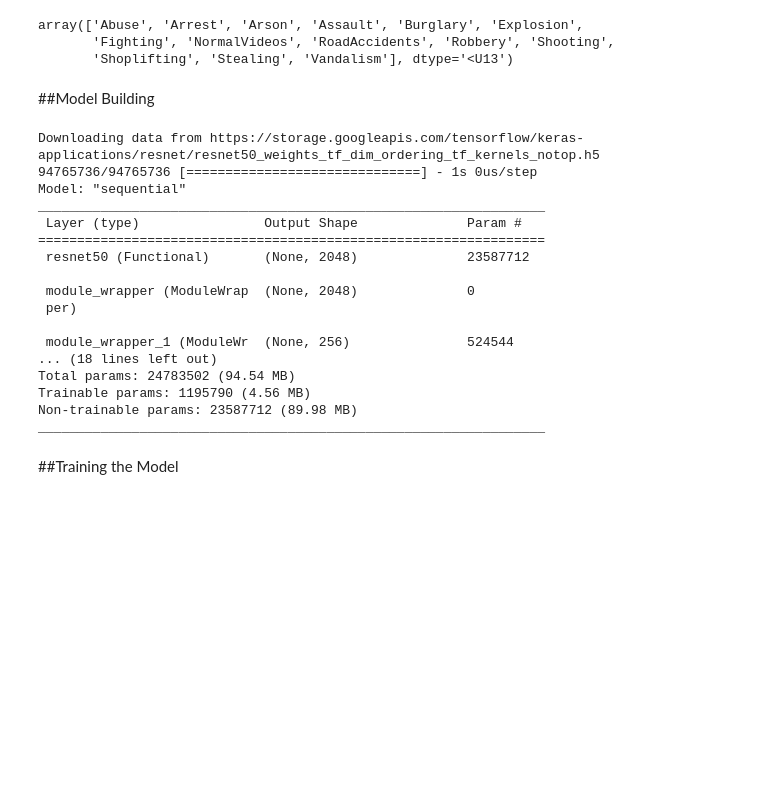
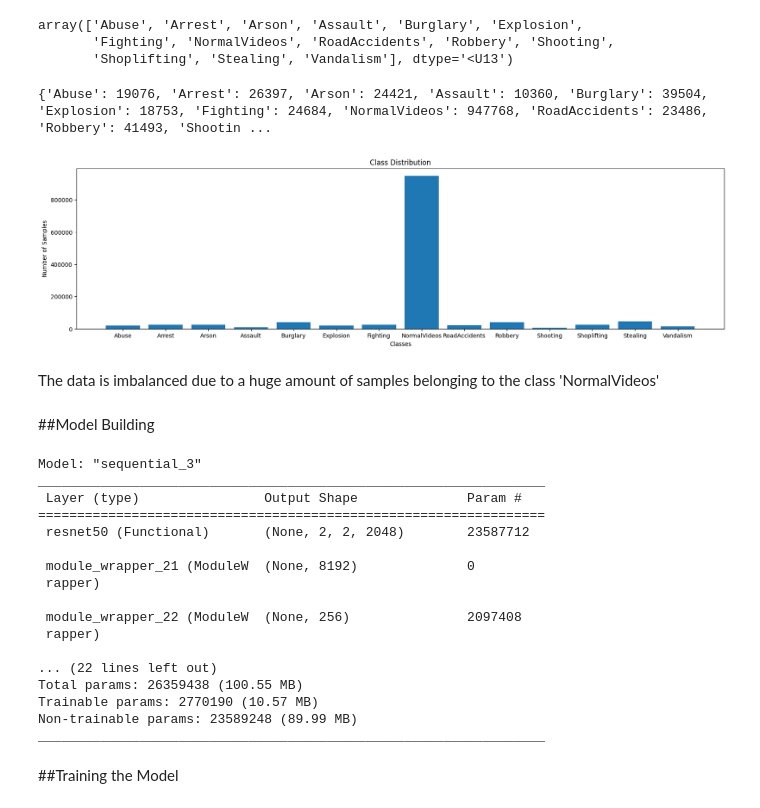
Before and after one commit to smartinternz02/SI-GuidedProject-610134-1699032511, a Jupyter notebook: CrimeVision.ipynb, the cells around one changed output. Saved outputs shown, nothing was run; the diff lists cells and outputs as text; code cells hidden in the pictures; blank space fills up the shorter version.

```diff
--- a/CrimeVision.ipynb
+++ b/CrimeVision.ipynb
@@ -81,43 +90,73 @@ class_names
 array(['Abuse', 'Arrest', 'Arson', 'Assault', 'Burglary', 'Explosion',
        'Fighting', 'NormalVideos', 'RoadAccidents', 'Robbery', 'Shooting',
        'Shoplifting', 'Stealing', 'Vandalism'], dtype='<U13')
+# %%
+#Visualisation
+dataset_path = '/content/Train/'
+num_samples=14
+class_folders = [folder for folder in os.listdir(dataset_path) if os.path.isdir(os.path.join(dataset_path, folder))]
+class_counts = Counter()
+for classes in class_names:
+    class_path = os.path.join(dataset_path, classes)
+    class_counts[classes] = len(os.listdir(class_path))
+classes, counts = zip(*class_counts.items())
+dcount = dict()
+i=0
+for crimes in classes:
+  dcount[crimes] = counts[i]
+  i=i+1
+
+print(dcount)
+plt.figure(figsize=(20,5))  # Set the figsize here
+plt.bar(classes, counts)
+plt.xlabel('Classes')
+plt.ylabel('Number of Samples')
+plt.title('Class Distribution')
+plt.show()
+# %% [output]
+{'Abuse': 19076, 'Arrest': 26397, 'Arson': 24421, 'Assault': 10360, 'Burglary': 39504, 'Explosion': 18753, 'Fighting': 24684, 'NormalVideos': 947768, 'RoadAccidents': 23486, 'Robbery': 41493, 'Shootin ...
+[figure, added]
+# %% [markdown]
+The data is imbalanced due to a huge amount of samples belonging to the class 'NormalVideos'
 # %% [markdown]
 ##Model Building
 # %%
-#Using CNN and Transfer learning (pretrained model used - ResNet50)
+resnet = ResNet50(weights='imagenet', include_top=False, input_shape=(64, 64, 3))
+
+
+for layer in resnet.layers:
+    layer.trainable = False
+
+optimizer = SGD(learning_rate=0.001)
+
 model = Sequential()
-resnet50 = ResNet50(include_top=False,
-                   input_shape=(64,64,3),
-                   pooling='avg',classes=14,
-                   weights='imagenet')
-
-for layer in resnet50.layers:
-        layer.trainable=False
-
-model.add(resnet50)
+model.add(resnet)
 model.add(Flatten())
-model.add(Dense(256, activation="relu"))
+model.add(Dense(256, activation='relu'))
+model.add(BatchNormalization())
 model.add(Dropout(0.2))
 model.add(Dense(512, activation='relu'))
+model.add(BatchNormalization())
 model.add(Dropout(0.2))
-model.add(Dense(1024, activation="relu"))
-model.add(Dense(14, activation='softmax'))
+model.add(Dense(1024, activation='relu'))
+model.add(Dense(len(class_names), activation='softmax'))
 model.summary()
+model.compile(optimizer=optimizer, loss='categorical_crossentropy', metrics=['accuracy'])
 # %% [output]
-Downloading data from https://storage.googleapis.com/tensorflow/keras-applications/resnet/resnet50_weights_tf_dim_ordering_tf_kernels_notop.h5
-94765736/94765736 [==============================] - 1s 0us/step
-Model: "sequential"
+Model: "sequential_3"
 _________________________________________________________________
  Layer (type)                Output Shape              Param #
 =================================================================
- resnet50 (Functional)       (None, 2048)              23587712
+ resnet50 (Functional)       (None, 2, 2, 2048)        23587712
 
- module_wrapper (ModuleWrap  (None, 2048)              0
- per)
+ module_wrapper_21 (ModuleW  (None, 8192)              0
+ rapper)
 
- module_wrapper_1 (ModuleWr  (None, 256)               524544
-... (18 lines left out)
-Total params: 24783502 (94.54 MB)
-Trainable params: 1195790 (4.56 MB)
-Non-trainable params: 23587712 (89.98 MB)
+ module_wrapper_22 (ModuleW  (None, 256)               2097408
+ rapper)
+
+... (22 lines left out)
+Total params: 26359438 (100.55 MB)
+Trainable params: 2770190 (10.57 MB)
+Non-trainable params: 23589248 (89.99 MB)
 _________________________________________________________________
```
Also changed, not shown: parts of 13 cells of this notebook.
